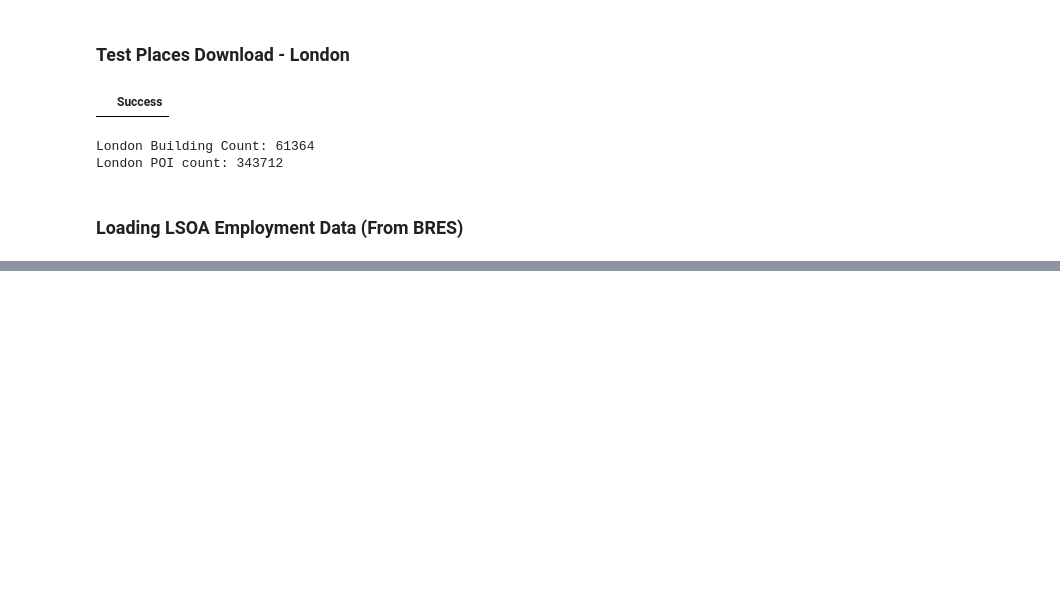
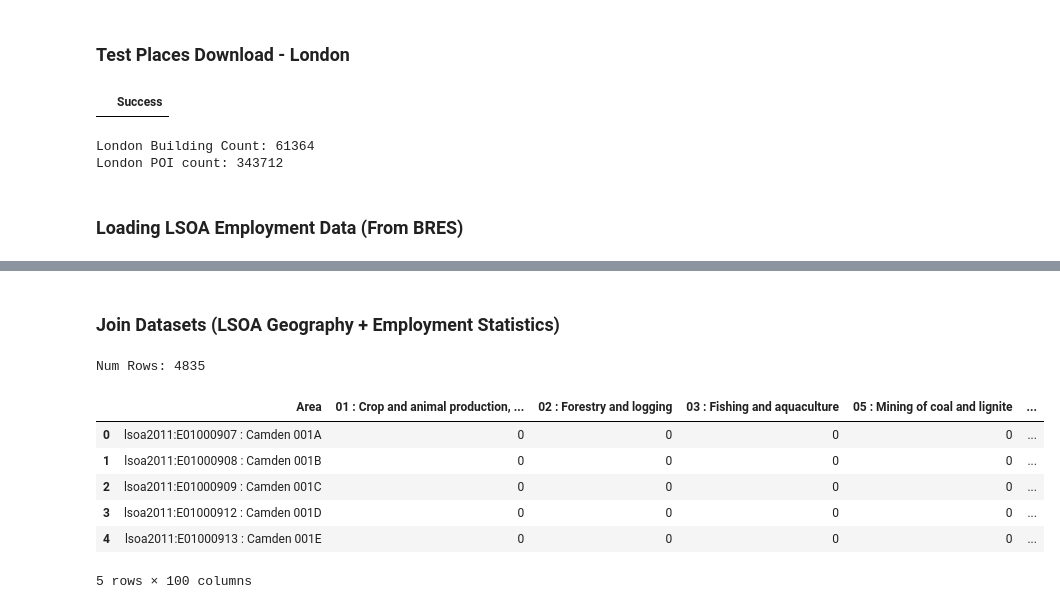
Before and after one commit to grolls23/MScDissertation, a Jupyter notebook: OvertureTest.ipynb, the cells around one changed output, grey strips where cells are left out. Cells and saved outputs as stored; diff of their text form; code cells hidden in the pictures; blank space fills up the shorter version.

```diff
--- a/OvertureTest.ipynb
+++ b/OvertureTest.ipynb
@@ -217,3 +234,20 @@ lsoa_geo.head()
 | 2 | E01000003 | City of London 001C | E02000001 | 1346 | 1250 | 96 | 227.7 | 817 | 1.5 | POLYGON ((532135.145 182198.119, ... |
 | 3 | E01000005 | City of London 001E | E02000001 | 985 | 985 | 0 | 52.0 | 467 | 2.1 | POLYGON ((533807.946 180767.770, ... |
 | 4 | E01000006 | Barking and Dagenham 016A | E02000017 | 1703 | 1699 | 4 | 116.2 | 543 | 3.1 | POLYGON ((545122.049 184314.931, ... |
+# %% [markdown]
+### Join Datasets (LSOA Geography + Employment Statistics)
+# %%
+empl_geog = pd.merge(empl_data, lsoa_geo, on = "LSOA11CD")
+
+print("Num Rows: " + str(empl_geog.shape[0]))
+
+empl_geog.head()
+# %% [output]
+Num Rows: 4835
+|  | Area | 01 : Crop and animal production, ... | 02 : Forestry and logging | 03 : Fishing and aquaculture | 05 : Mining of coal and lignite | ... |
+| 0 | lsoa2011:E01000907 : Camden 001A | 0 | 0 | 0 | 0 | ... |
+| 1 | lsoa2011:E01000908 : Camden 001B | 0 | 0 | 0 | 0 | ... |
+| 2 | lsoa2011:E01000909 : Camden 001C | 0 | 0 | 0 | 0 | ... |
+| 3 | lsoa2011:E01000912 : Camden 001D | 0 | 0 | 0 | 0 | ... |
+| 4 | lsoa2011:E01000913 : Camden 001E | 0 | 0 | 0 | 0 | ... |
+5 rows × 100 columns
```
Also changed, not shown: parts of 2 cells of this notebook.
